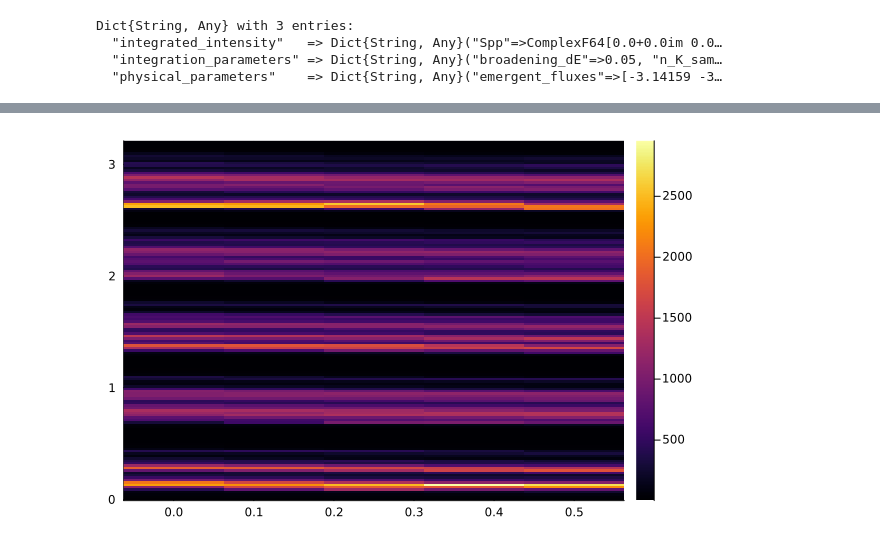
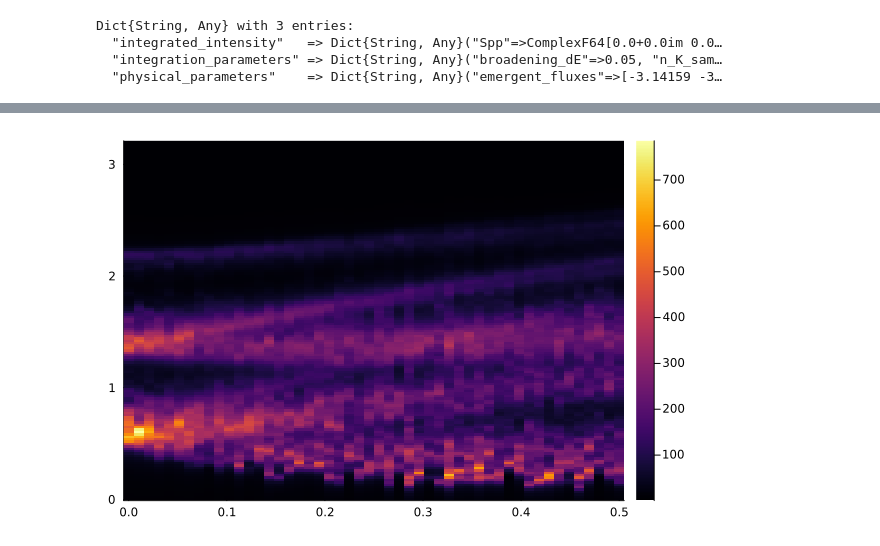
Before and after one commit to Spuriosity1/qsi-spinon-gmft, a Jupyter notebook: new-sims.ipynb, the cells around one changed output, grey strips where cells are left out. Saved outputs shown, nothing was run; the diff lists cells and outputs as text; code cells hidden in the pictures.

```diff
--- a/new-sims.ipynb
+++ b/new-sims.ipynb
@@ -298,4 +298,4 @@ Dict{String, Any} with 5 entries:
 # %%
-heatmap(intens["magnetic_field_strengths"], intens["W"],real(intens["Spm"]))
+heatmap(intens["magnetic_field_strengths"], intens["W"],real(intens["Smagnetic"])')
 # %% [output]
-[figure, old version]
+[figure, new version]
```
Also changed, not shown: parts of 2 cells of this notebook, 2 other files.
